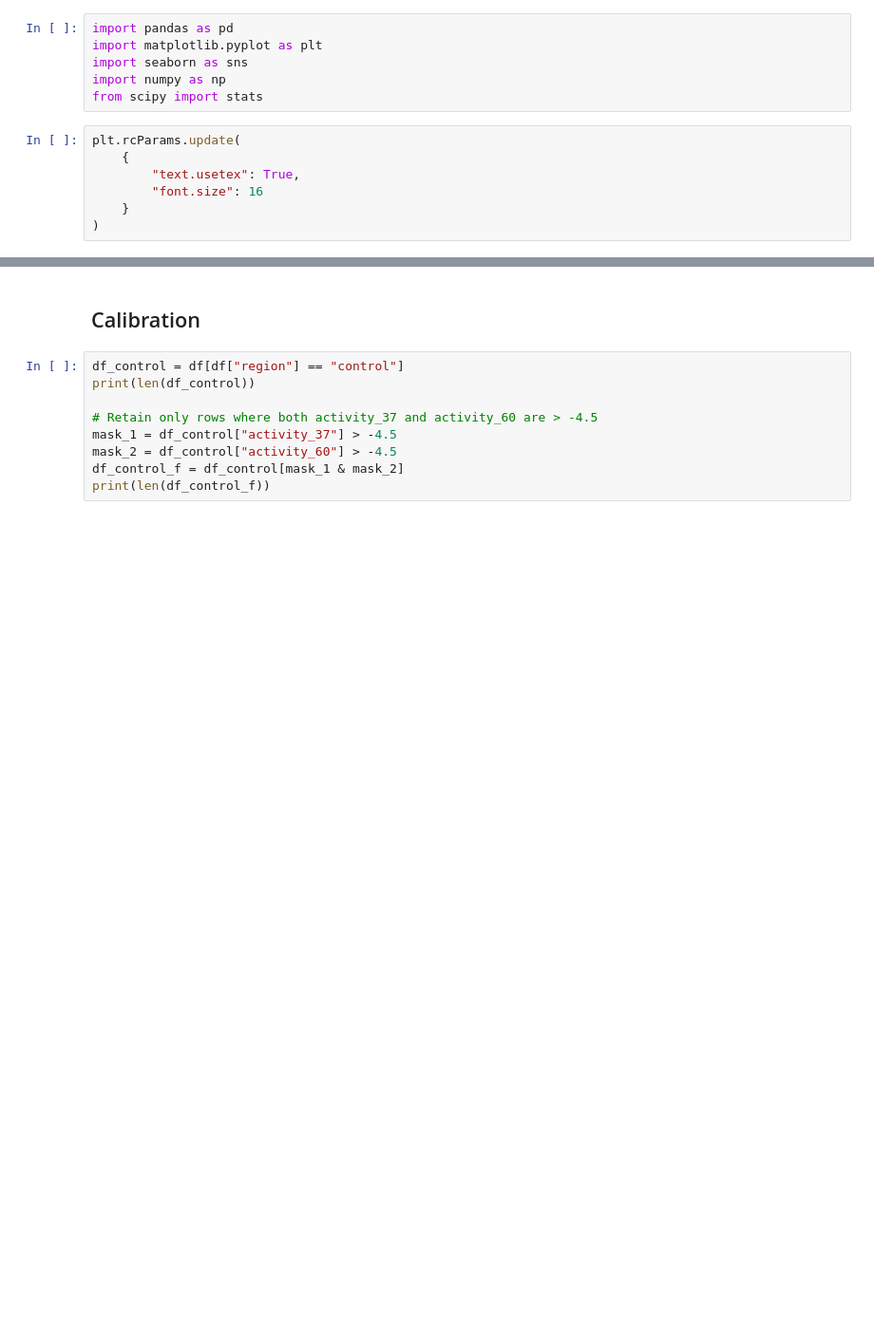
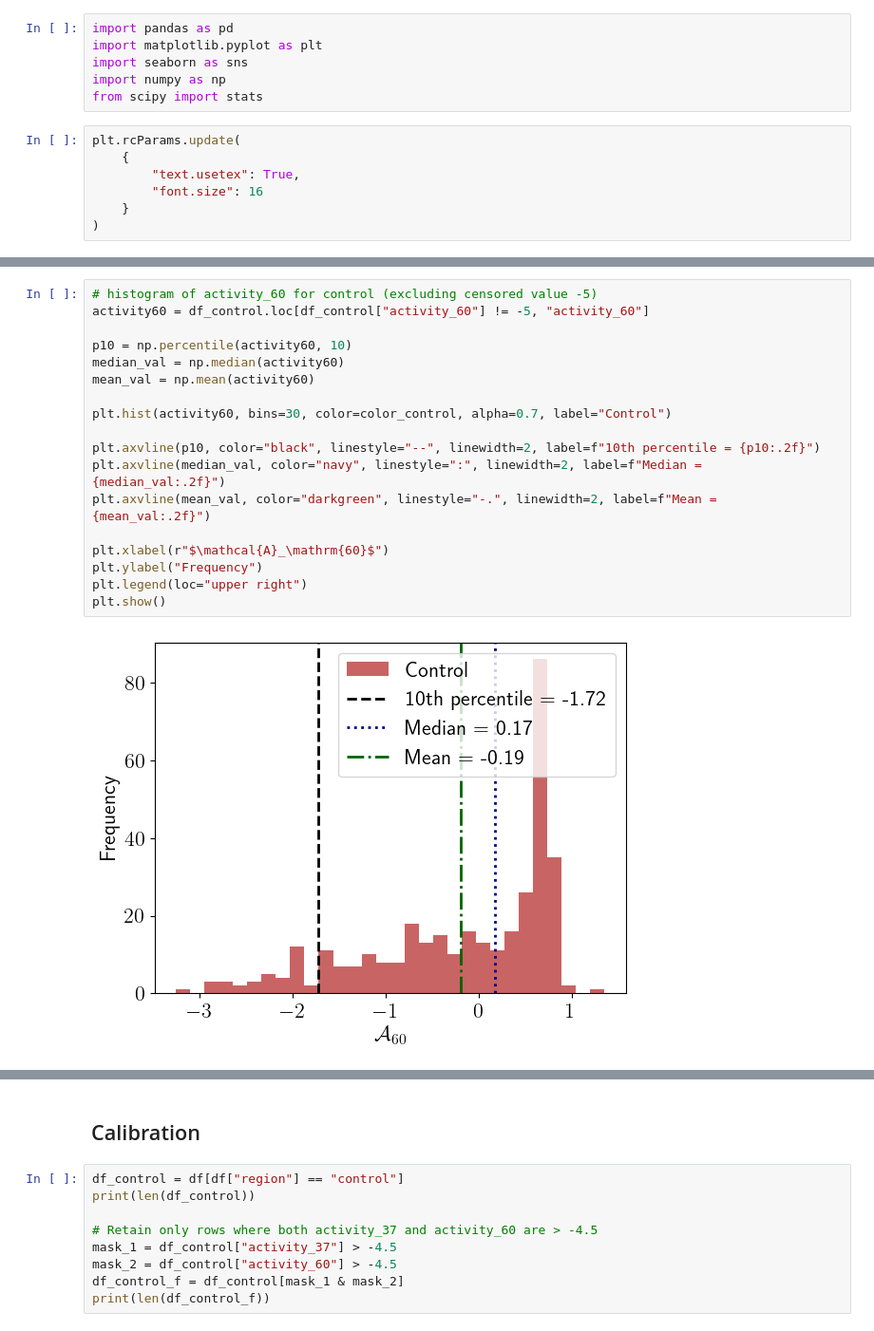
Before and after one commit to spqb/thermostable-ribozymes, a Jupyter notebook: lore/post_experiment_analysis/src/analysis_experiments.ipynb, the cells around one changed output, grey strips where cells are left out. Shown at 95% size. Cells and saved outputs as stored; diff of their text form; blank space fills up the shorter version.

```diff
--- a/lore/post_experiment_analysis/src/analysis_experiments.ipynb
+++ b/lore/post_experiment_analysis/src/analysis_experiments.ipynb
@@ -24,0 +95,20 @@ df.head()
+# %%
+# histogram of activity_60 for control (excluding censored value -5)
+activity60 = df_control.loc[df_control["activity_60"] != -5, "activity_60"]
+
+p10 = np.percentile(activity60, 10)
+median_val = np.median(activity60)
+mean_val = np.mean(activity60)
+
+plt.hist(activity60, bins=30, color=color_control, alpha=0.7, label="Control")
+
+plt.axvline(p10, color="black", linestyle="--", linewidth=2, label=f"10th percentile = {p10:.2f}")
+plt.axvline(median_val, color="navy", linestyle=":", linewidth=2, label=f"Median = {median_val:.2f}")
+plt.axvline(mean_val, color="darkgreen", linestyle="-.", linewidth=2, label=f"Mean = {mean_val:.2f}")
+
+plt.xlabel(r"$\mathcal{A}_\mathrm{60}$")
+plt.ylabel("Frequency")
+plt.legend(loc="upper right")
+plt.show()
+# %% [output]
+[figure, added]
```
Also changed, not shown: parts of 6 cells of this notebook, 10 other files.
